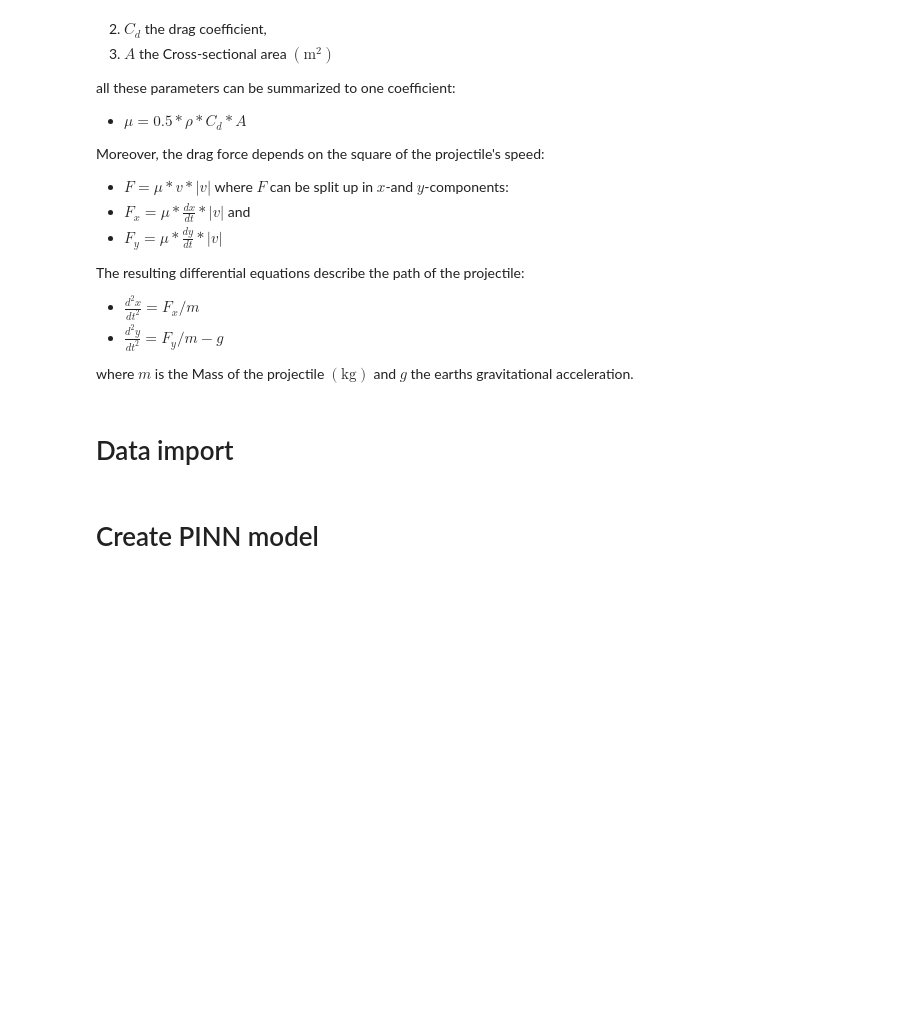
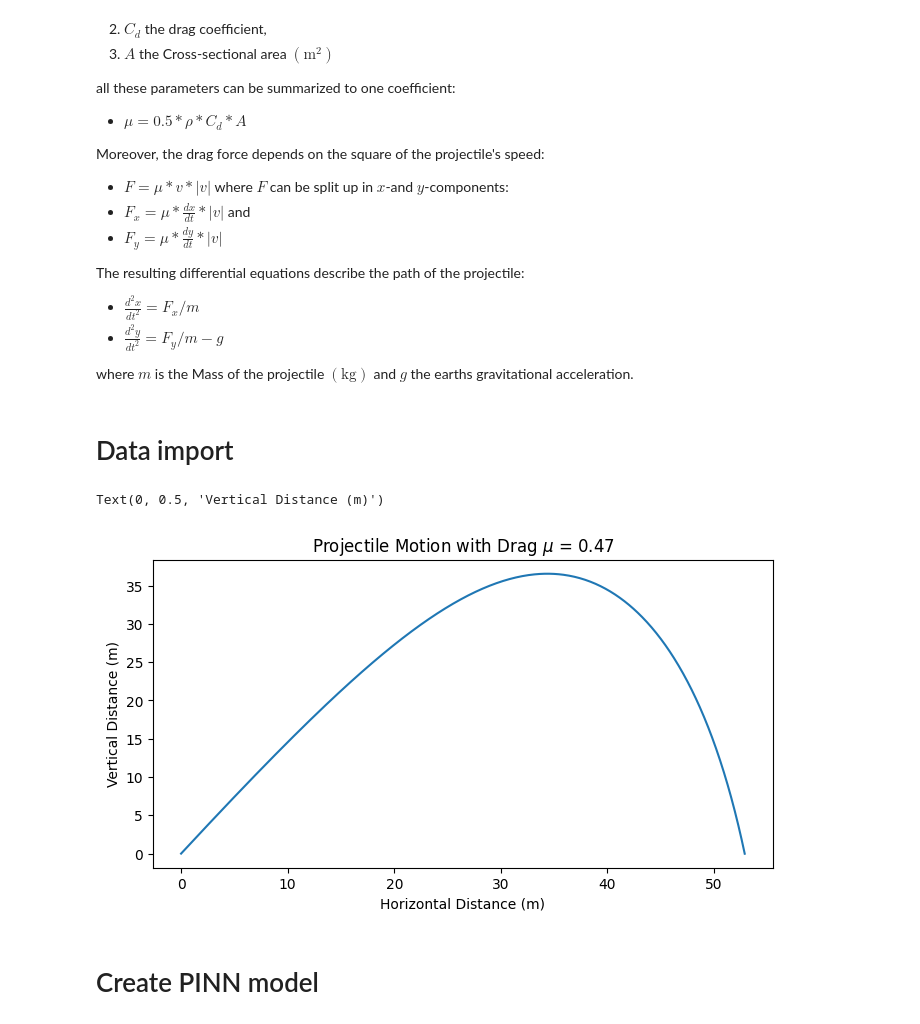
Before and after one commit to zincware/ZnPINNLab, a Jupyter notebook: day1/projectile_motion.ipynb, the cells around one changed output. Drawn from its saved outputs; the diff is of its cells as text; code cells hidden in the pictures; blank space fills up the shorter version.

```diff
--- a/day1/projectile_motion.ipynb
+++ b/day1/projectile_motion.ipynb
@@ -122,6 +124,38 @@ The resulting differential equations describe the path of the projectile:
 where $m$ is the Mass of the projectile $(\text{kg})$ and $g$ the earths gravitational acceleration.
 # %% [markdown]
 # Data import
+# %%
+# Use existing code to generate training data
+physical_system = PhysicalSystem()
+data_generator = ProjectileDataGenerator(physical_system)
+
+# Generate training data
+data_generator.integrate()
+
+# Get training data
+time = data_generator.time
+position = data_generator.position
+velocity = data_generator.velocity
+acceleration = data_generator.acceleration
+
+# Get the physical system parameters
+g = physical_system.g
+Cd = physical_system.drag_coeff
+A = physical_system.cross_area
+m = physical_system.mass
+mu = physical_system.coeff
+# %%
+# Todo: Create a plot of the simulated data
+# Plot the trajectory of the projectile
+
+plt.figure(figsize=(8, 4))
+plt.plot(position[:, 0], position[:, 1])
+plt.title(rf"Projectile Motion with Drag $\mu$ = {physical_system.drag_coeff:.2f}")
+plt.xlabel("Horizontal Distance (m)")
+plt.ylabel("Vertical Distance (m)")
+# %% [output]
+Text(0, 0.5, 'Vertical Distance (m)')
+[figure, added]
 # %%
 
 def create_training_data(
```
Also changed, not shown: parts of 5 cells of this notebook.
